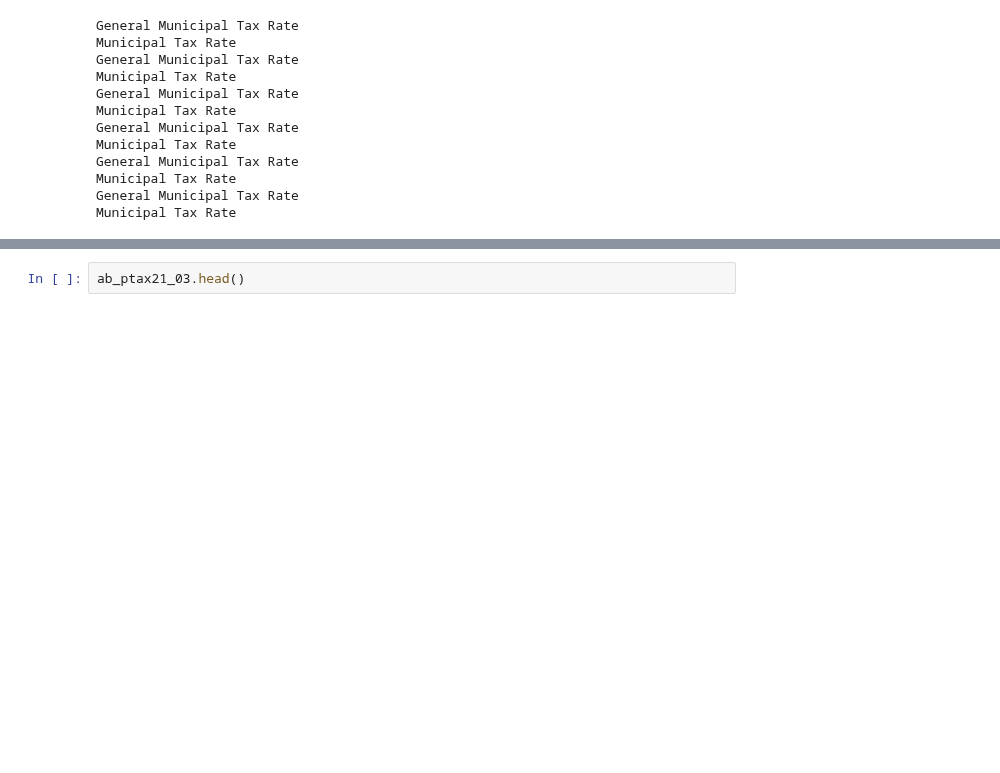
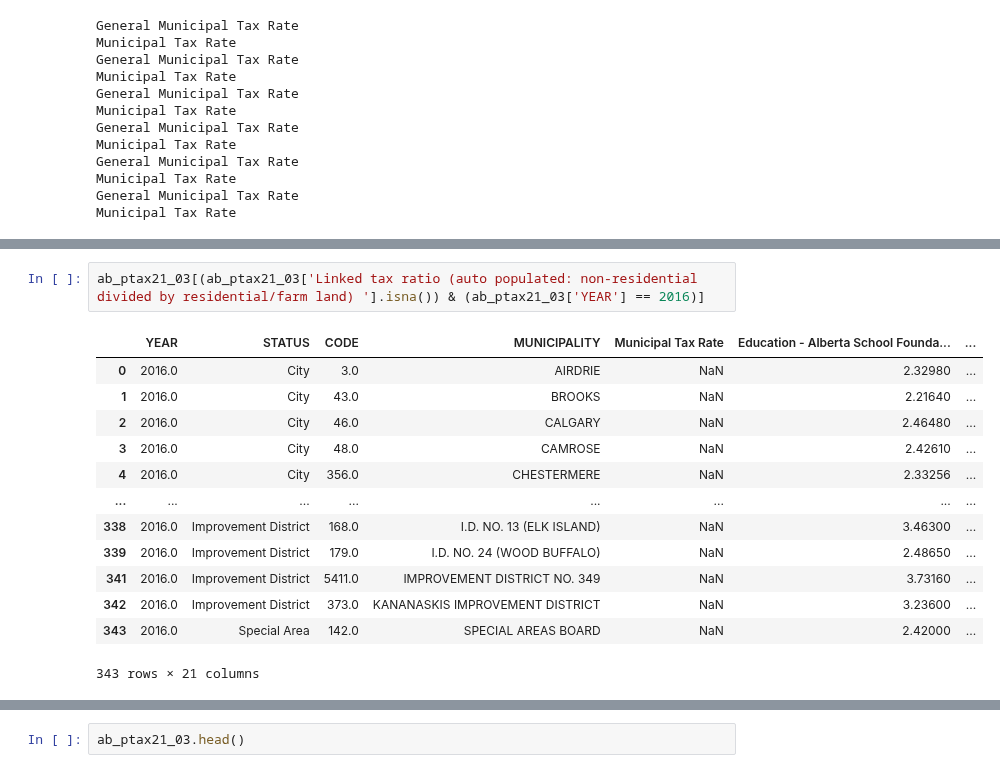
Before and after one commit to ddsarai/propertTax_comps, a Jupyter notebook: AB_pTax_2009_2021.ipynb, the cells around one changed output, grey strips where cells are left out. Cells and saved outputs as stored; diff of their text form; blank space fills up the shorter version.

```diff
--- a/AB_pTax_2009_2021.ipynb
+++ b/AB_pTax_2009_2021.ipynb
@@ -151,0 +179,16 @@ for year in years:
+# %%
+ab_ptax21_03[(ab_ptax21_03['Linked tax ratio (auto populated: non-residential divided by residential/farm land) '].isna()) & (ab_ptax21_03['YEAR'] == 2016)]
+# %% [output]
+|  | YEAR | STATUS | CODE | MUNICIPALITY | Municipal Tax Rate | Education - Alberta School Founda... | ... |
+| 0 | 2016.0 | City | 3.0 | AIRDRIE | NaN | 2.32980 | ... |
+| 1 | 2016.0 | City | 43.0 | BROOKS | NaN | 2.21640 | ... |
+| 2 | 2016.0 | City | 46.0 | CALGARY | NaN | 2.46480 | ... |
+| 3 | 2016.0 | City | 48.0 | CAMROSE | NaN | 2.42610 | ... |
+| 4 | 2016.0 | City | 356.0 | CHESTERMERE | NaN | 2.33256 | ... |
+| ... | ... | ... | ... | ... | ... | ... | ... |
+| 338 | 2016.0 | Improvement District | 168.0 | I.D. NO. 13 (ELK ISLAND) | NaN | 3.46300 | ... |
+| 339 | 2016.0 | Improvement District | 179.0 | I.D. NO. 24 (WOOD BUFFALO) | NaN | 2.48650 | ... |
+| 341 | 2016.0 | Improvement District | 5411.0 | IMPROVEMENT DISTRICT NO. 349 | NaN | 3.73160 | ... |
+| 342 | 2016.0 | Improvement District | 373.0 | KANANASKIS IMPROVEMENT DISTRICT | NaN | 3.23600 | ... |
+| 343 | 2016.0 | Special Area | 142.0 | SPECIAL AREAS BOARD | NaN | 2.42000 | ... |
+343 rows × 21 columns
```
Also changed, not shown: parts of 41 cells of this notebook.
